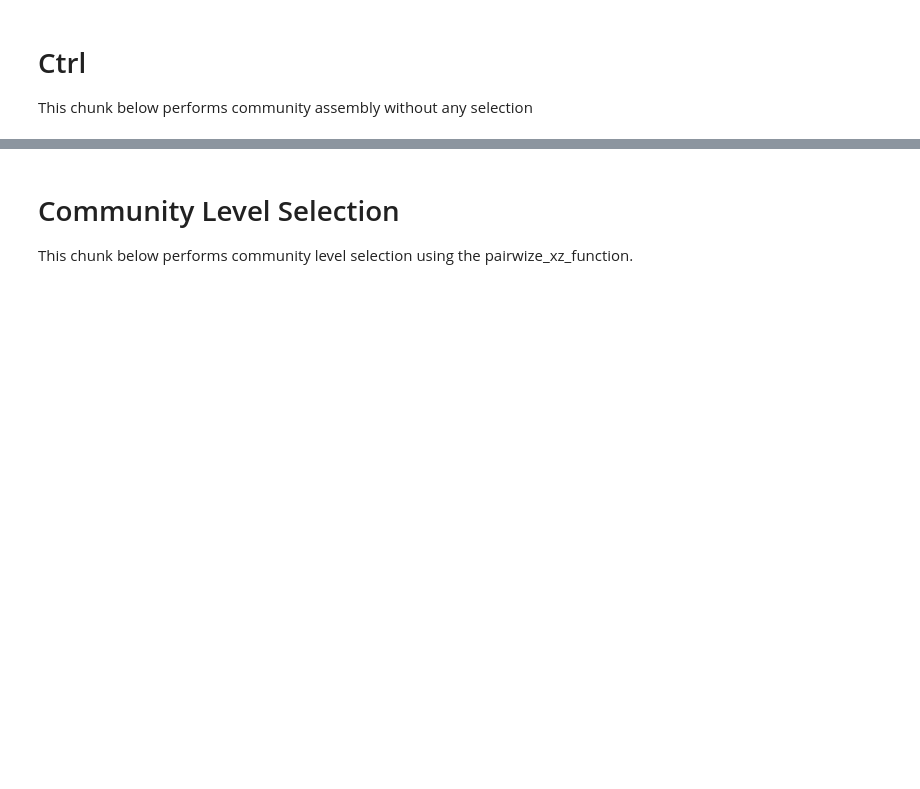
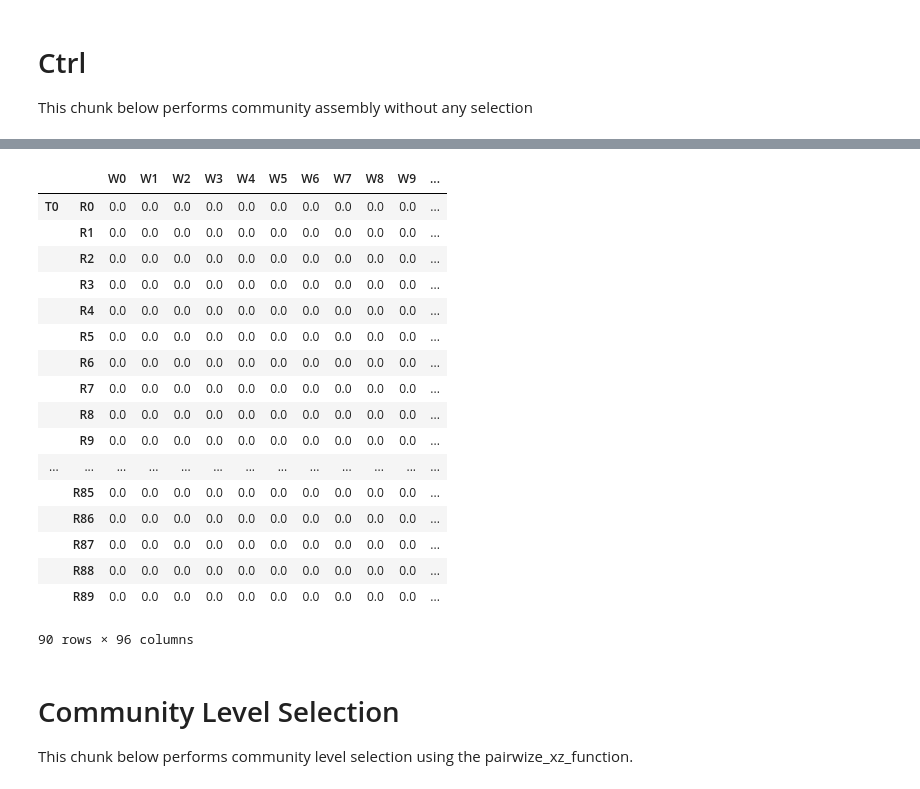
Before and after one commit to Chang-Yu-Chang/ecoprospector, a Jupyter notebook: CommunityLevelSelection_V6_Experiment2.ipynb, the cells around one changed output, grey strips where cells are left out. Drawn from its saved outputs; the diff is of its cells as text; code cells hidden in the pictures; blank space fills up the shorter version.

```diff
--- a/CommunityLevelSelection_V6_Experiment2.ipynb
+++ b/CommunityLevelSelection_V6_Experiment2.ipynb
@@ -247,3 +255,24 @@ plot_community_function(function_df)
+# %%
+plate_R_df[0]
+# %% [output]
+|  |  | W0 | W1 | W2 | W3 | W4 | W5 | W6 | W7 | W8 | W9 | ... |
+| T0 | R0 | 0.0 | 0.0 | 0.0 | 0.0 | 0.0 | 0.0 | 0.0 | 0.0 | 0.0 | 0.0 | ... |
+|  | R1 | 0.0 | 0.0 | 0.0 | 0.0 | 0.0 | 0.0 | 0.0 | 0.0 | 0.0 | 0.0 | ... |
+|  | R2 | 0.0 | 0.0 | 0.0 | 0.0 | 0.0 | 0.0 | 0.0 | 0.0 | 0.0 | 0.0 | ... |
+|  | R3 | 0.0 | 0.0 | 0.0 | 0.0 | 0.0 | 0.0 | 0.0 | 0.0 | 0.0 | 0.0 | ... |
+|  | R4 | 0.0 | 0.0 | 0.0 | 0.0 | 0.0 | 0.0 | 0.0 | 0.0 | 0.0 | 0.0 | ... |
+|  | R5 | 0.0 | 0.0 | 0.0 | 0.0 | 0.0 | 0.0 | 0.0 | 0.0 | 0.0 | 0.0 | ... |
+|  | R6 | 0.0 | 0.0 | 0.0 | 0.0 | 0.0 | 0.0 | 0.0 | 0.0 | 0.0 | 0.0 | ... |
+|  | R7 | 0.0 | 0.0 | 0.0 | 0.0 | 0.0 | 0.0 | 0.0 | 0.0 | 0.0 | 0.0 | ... |
+|  | R8 | 0.0 | 0.0 | 0.0 | 0.0 | 0.0 | 0.0 | 0.0 | 0.0 | 0.0 | 0.0 | ... |
+|  | R9 | 0.0 | 0.0 | 0.0 | 0.0 | 0.0 | 0.0 | 0.0 | 0.0 | 0.0 | 0.0 | ... |
+| ... | ... | ... | ... | ... | ... | ... | ... | ... | ... | ... | ... | ... |
+|  | R85 | 0.0 | 0.0 | 0.0 | 0.0 | 0.0 | 0.0 | 0.0 | 0.0 | 0.0 | 0.0 | ... |
+|  | R86 | 0.0 | 0.0 | 0.0 | 0.0 | 0.0 | 0.0 | 0.0 | 0.0 | 0.0 | 0.0 | ... |
+|  | R87 | 0.0 | 0.0 | 0.0 | 0.0 | 0.0 | 0.0 | 0.0 | 0.0 | 0.0 | 0.0 | ... |
+|  | R88 | 0.0 | 0.0 | 0.0 | 0.0 | 0.0 | 0.0 | 0.0 | 0.0 | 0.0 | 0.0 | ... |
+|  | R89 | 0.0 | 0.0 | 0.0 | 0.0 | 0.0 | 0.0 | 0.0 | 0.0 | 0.0 | 0.0 | ... |
+90 rows × 96 columns
 # %% [markdown]
 # Community Level Selection
 
```
Also changed, not shown: parts of 3 cells of this notebook, 7 other files.
